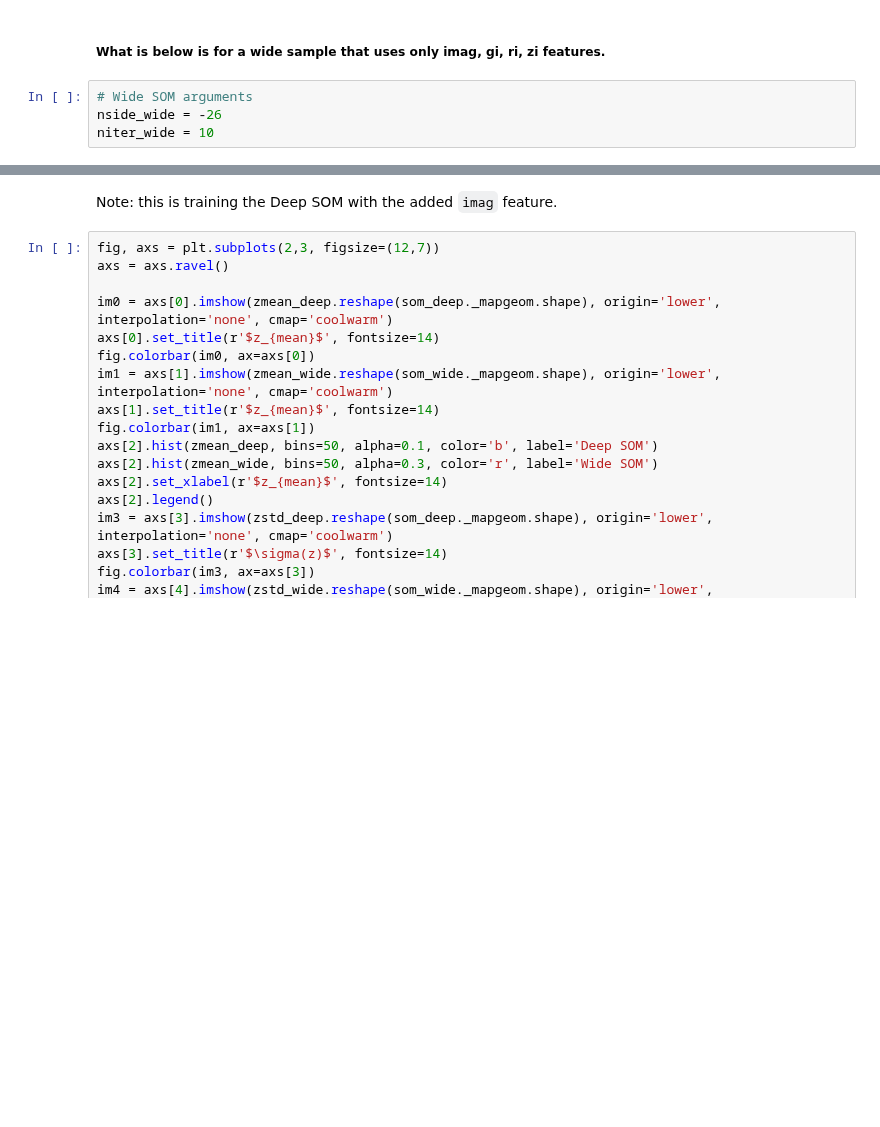
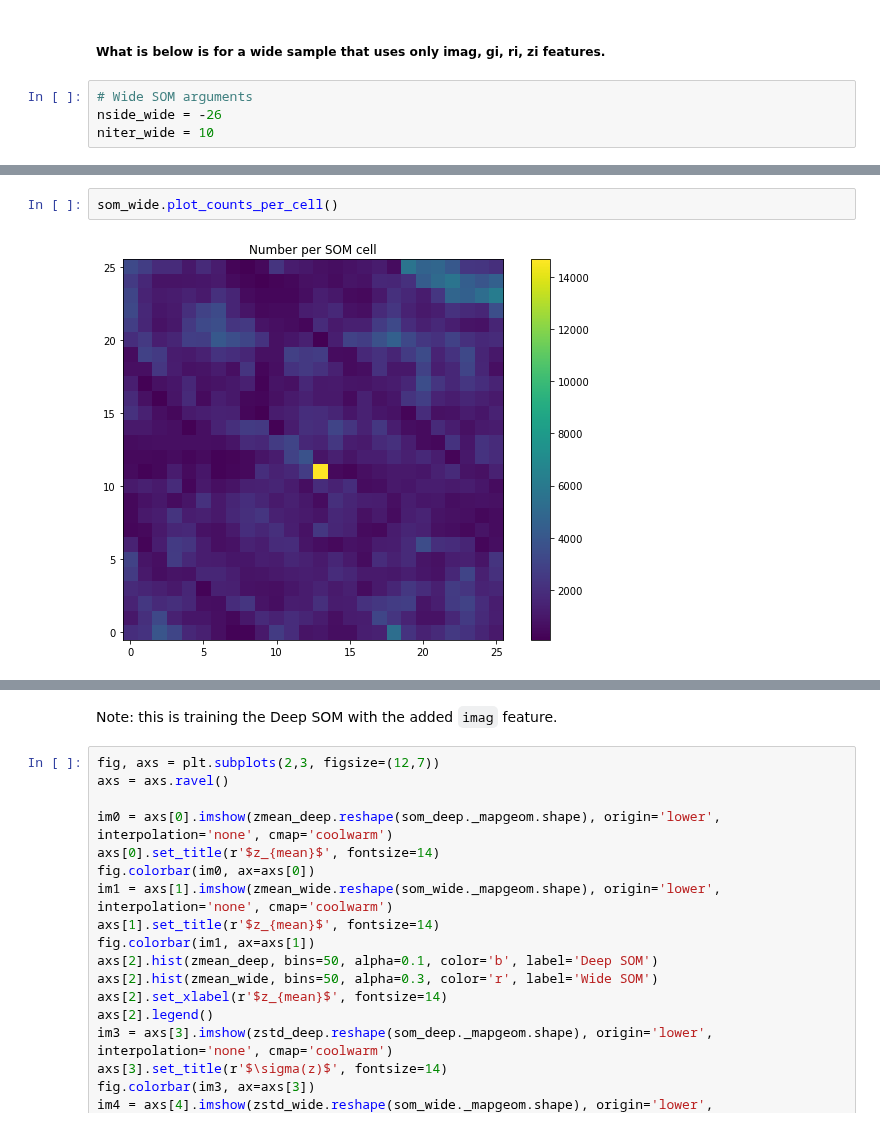
Before and after one commit to LSSTDESC/pz_bayes, a Jupyter notebook: notebooks/reproduce_SB2.ipynb, the cells around one changed output, grey strips where cells are left out. Drawn from its saved outputs; the diff is of its cells as text; blank space fills up the shorter version.

```diff
--- a/notebooks/reproduce_SB2.ipynb
+++ b/notebooks/reproduce_SB2.ipynb
@@ -279,3 +277,7 @@ print(time.time() - start)
+# %%
+som_wide.plot_counts_per_cell()
+# %% [output]
+[figure, added]
 # %%
 zmean_wide = som_wide.plot_statistic(statistic=np.nanmean, return_stat=True)
 zstd_wide = som_wide.plot_statistic(statistic=np.nanstd, return_stat=True)
```
Also changed, not shown: parts of 13 cells of this notebook.
